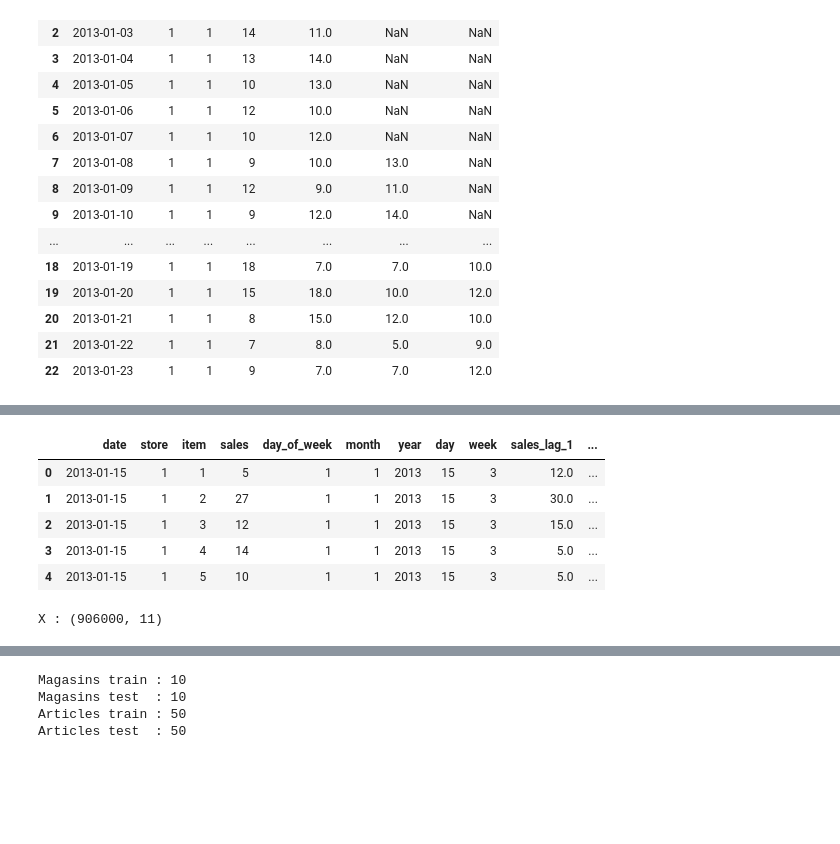
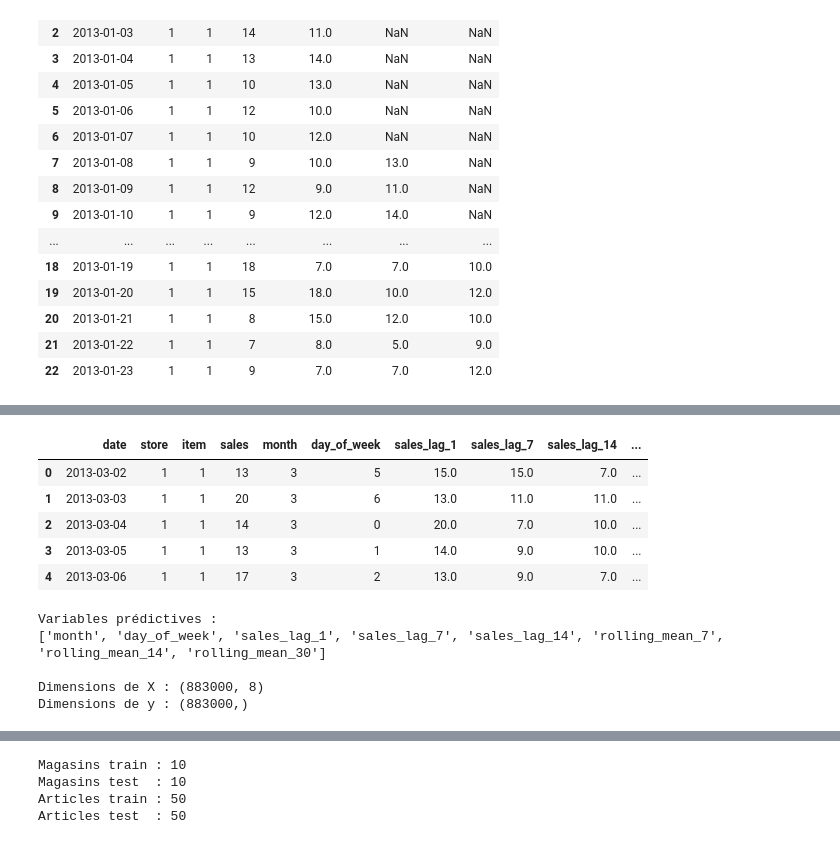
Before and after one commit to Darios999/prevision_demande_article_magasin, a Jupyter notebook: notebooks/modelisation.ipynb, the cells around one changed output, grey strips where cells are left out. Drawn from its saved outputs; the diff is of its cells as text; code cells hidden in the pictures; blank space fills up the shorter version.

```diff
--- a/notebooks/modelisation.ipynb
+++ b/notebooks/modelisation.ipynb
@@ -110,12 +104,3 @@ df_model[['date','store','item','sales','sales_lag_1','sales_lag_7','sales_lag_1
 | 20 | 2013-01-21 | 1 | 1 | 8 | 15.0 | 12.0 | 10.0 |
 | 21 | 2013-01-22 | 1 | 1 | 7 | 8.0 | 5.0 | 9.0 |
 | 22 | 2013-01-23 | 1 | 1 | 9 | 7.0 | 7.0 | 12.0 |
-# %%
-#Nous allons créer une moyenne mobile qui represente approximativement la moyenne des
-#ventes des 7 jours précédents
-df_model["rolling_mean_7"] = (
-    df_model
-    .groupby(["store", "item"])["sales"]
-    .transform(lambda x: x.shift(1).rolling(7).mean())
-)
-df_model[['date','store','item','sales','sales_lag_1','sales_lag_7','sales_lag_14','rolling_mean_7']].head(23)
@@ -180,35 +174,32 @@ rolling_mean_7    0
 dtype: int64
-# %%
-df_model = df_model.sort_values(['date','store','item']).reset_index(drop=True)
-df_model.head()
-# %% [output]
-|  | date | store | item | sales | day_of_week | month | year | day | week | sales_lag_1 | ... |
-| 0 | 2013-01-15 | 1 | 1 | 5 | 1 | 1 | 2013 | 15 | 3 | 12.0 | ... |
-| 1 | 2013-01-15 | 1 | 2 | 27 | 1 | 1 | 2013 | 15 | 3 | 30.0 | ... |
-| 2 | 2013-01-15 | 1 | 3 | 12 | 1 | 1 | 2013 | 15 | 3 | 15.0 | ... |
-| 3 | 2013-01-15 | 1 | 4 | 14 | 1 | 1 | 2013 | 15 | 3 | 5.0 | ... |
-| 4 | 2013-01-15 | 1 | 5 | 10 | 1 | 1 | 2013 | 15 | 3 | 5.0 | ... |
+# %%
+# Vérification de l'ordre chronologique
+df_model = df_model.sort_values(
+    ['store', 'item', 'date']
+).reset_index(drop=True)
+
+df_model.head()
+# %% [output]
+|  | date | store | item | sales | month | day_of_week | sales_lag_1 | sales_lag_7 | sales_lag_14 | ... |
+| 0 | 2013-03-02 | 1 | 1 | 13 | 3 | 5 | 15.0 | 15.0 | 7.0 | ... |
+| 1 | 2013-03-03 | 1 | 1 | 20 | 3 | 6 | 13.0 | 11.0 | 11.0 | ... |
+| 2 | 2013-03-04 | 1 | 1 | 14 | 3 | 0 | 20.0 | 7.0 | 10.0 | ... |
+| 3 | 2013-03-05 | 1 | 1 | 13 | 3 | 1 | 14.0 | 9.0 | 10.0 | ... |
+| 4 | 2013-03-06 | 1 | 1 | 17 | 3 | 2 | 13.0 | 9.0 | 7.0 | ... |
 # %%
-
-#Définition des variables explicatives (prédicteurs) X et la variable cible y
-features = [
-    "store",
-    "item",
-    "year",
-    "month",
-    "day",
-    "day_of_week",
-    "week",
-    "sales_lag_1",
-    "sales_lag_7",
-    "sales_lag_14",
-    "rolling_mean_7"
-]
+# Variables explicatives et variable cible
 
 X = df_model[features]
 y = df_model["sales"]
 
+print("Variables prédictives :")
+print(features)
 
-print("X :",X.shape)
+print("\nDimensions de X :", X.shape)
+print("Dimensions de y :", y.shape)
 # %% [output]
-X : (906000, 11)
+Variables prédictives :
+['month', 'day_of_week', 'sales_lag_1', 'sales_lag_7', 'sales_lag_14', 'rolling_mean_7', 'rolling_mean_14', 'rolling_mean_30']
+
+Dimensions de X : (883000, 8)
+Dimensions de y : (883000,)
```
Also changed, not shown: parts of 36 cells of this notebook, 8 other files.
